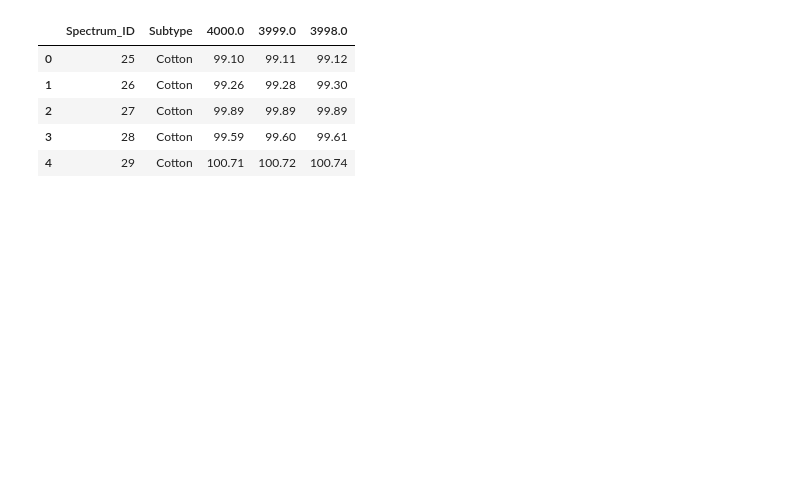
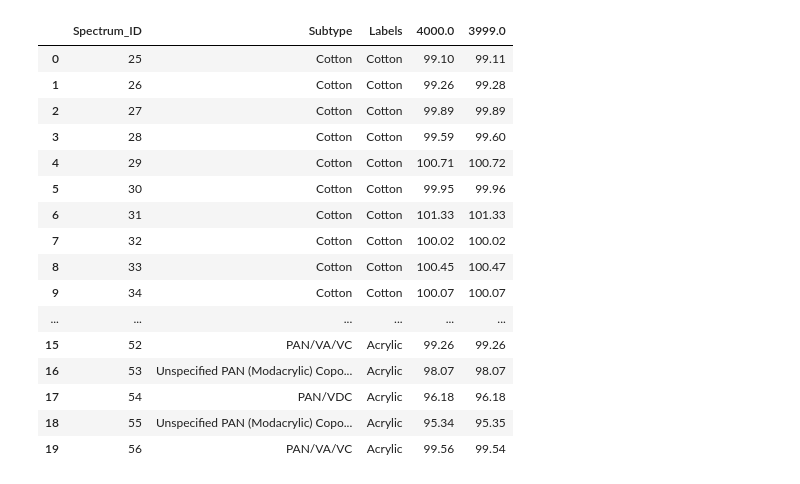
Before and after one commit to Eggorchikk/CBL_IR, a Jupyter notebook: CBL_ML/MD_CBL.ipynb, the cells around one changed output. Saved outputs shown, nothing was run; the diff lists cells and outputs as text; code cells hidden in the pictures; blank space fills up the shorter version.

```diff
--- a/CBL_ML/MD_CBL.ipynb
+++ b/CBL_ML/MD_CBL.ipynb
@@ -28,17 +31,31 @@ def als_baseline(y, D, L, p = 0.01, niter = 10):
 # %%
 df = pd.read_csv("02_feature_matrix_raw_T.csv", header = 0)
 
 dataFrame = df.drop(columns=["Sample_ID", "Replica", "Origin", "Type"])
 
-ranges = [(24, 37), (50, 67), (70, 87), (88, 95), (96, 112), (125, 135), (137, 159)]
+labels = (["Cotton"]*14 + ["Acrylic"]*18 + ["Nylon"]*18 + ["PP/PE"]*8 + ["Polyester"]*17 + ["Silk"]*11 + ["Wool"]*23)
+
+ranges = [(24, 38), (50, 68), (70, 88), (88, 96), (96, 113), (125, 136), (137, 160)]
 indices = np.concatenate([np.arange(s, e) for s, e in ranges])
-spectrums = dataFrame.iloc[indices].reset_index(drop=True).copy()
-spectrums.iloc[:5, :5].head()
+spectrums_labeled = dataFrame.iloc[indices].reset_index(drop=True).copy()
+spectrums_labeled.insert(loc = 2, column = "Labels", value = labels)
+spectrums_labeled.iloc[:, :5].head(20)
 # %% [output]
-|  | Spectrum_ID | Subtype | 4000.0 | 3999.0 | 3998.0 |
-| 0 | 25 | Cotton | 99.10 | 99.11 | 99.12 |
-| 1 | 26 | Cotton | 99.26 | 99.28 | 99.30 |
-| 2 | 27 | Cotton | 99.89 | 99.89 | 99.89 |
-| 3 | 28 | Cotton | 99.59 | 99.60 | 99.61 |
-| 4 | 29 | Cotton | 100.71 | 100.72 | 100.74 |
+|  | Spectrum_ID | Subtype | Labels | 4000.0 | 3999.0 |
+| 0 | 25 | Cotton | Cotton | 99.10 | 99.11 |
+| 1 | 26 | Cotton | Cotton | 99.26 | 99.28 |
+| 2 | 27 | Cotton | Cotton | 99.89 | 99.89 |
+| 3 | 28 | Cotton | Cotton | 99.59 | 99.60 |
+| 4 | 29 | Cotton | Cotton | 100.71 | 100.72 |
+| 5 | 30 | Cotton | Cotton | 99.95 | 99.96 |
+| 6 | 31 | Cotton | Cotton | 101.33 | 101.33 |
+| 7 | 32 | Cotton | Cotton | 100.02 | 100.02 |
+| 8 | 33 | Cotton | Cotton | 100.45 | 100.47 |
+| 9 | 34 | Cotton | Cotton | 100.07 | 100.07 |
+| ... | ... | ... | ... | ... | ... |
+| 15 | 52 | PAN/VA/VC | Acrylic | 99.26 | 99.26 |
+| 16 | 53 | Unspecified PAN (Modacrylic) Copo... | Acrylic | 98.07 | 98.07 |
+| 17 | 54 | PAN/VDC | Acrylic | 96.18 | 96.18 |
+| 18 | 55 | Unspecified PAN (Modacrylic) Copo... | Acrylic | 95.34 | 95.35 |
+| 19 | 56 | PAN/VA/VC | Acrylic | 99.56 | 99.54 |
 # %%
```
Also changed, not shown: parts of 5 cells of this notebook.
